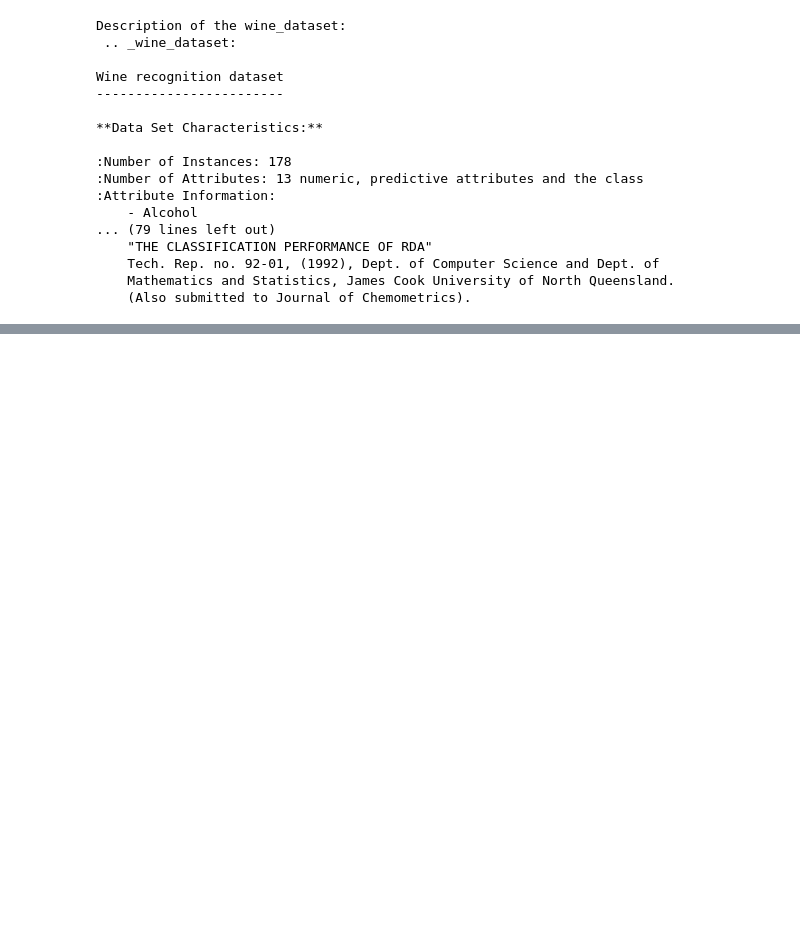
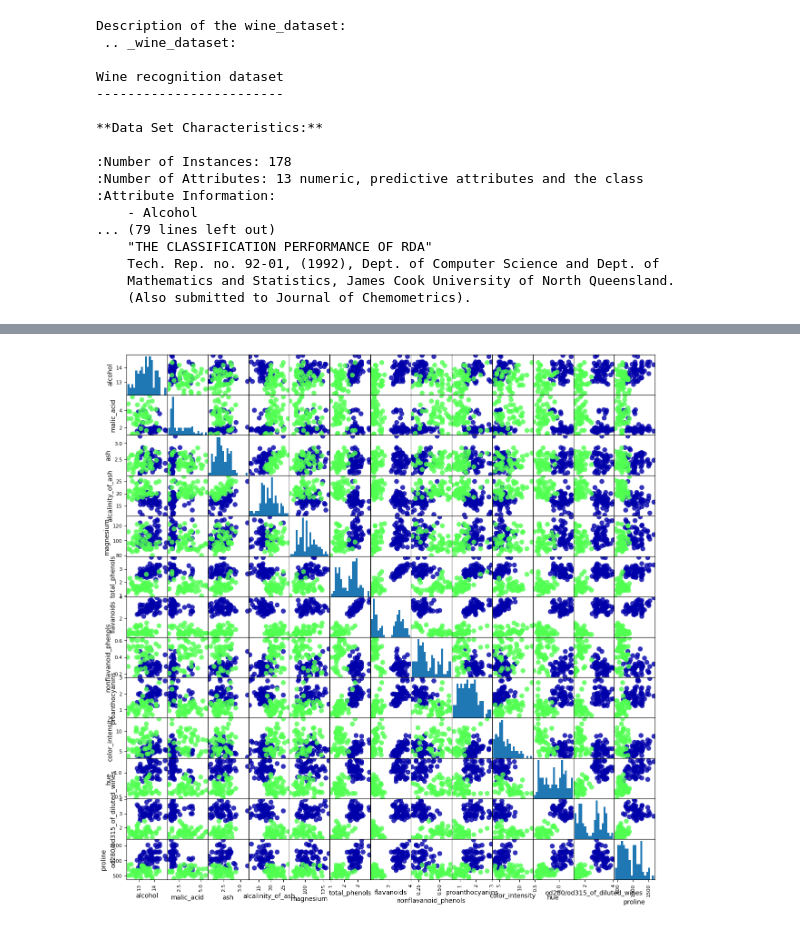
Before and after one commit to Mabouzain/MADS-MachineLearning-course, a Jupyter notebook: my-work/SWineDataset.ipynb, the cells around one changed output, grey strips where cells are left out. Cells and saved outputs as stored; diff of their text form; code cells hidden in the pictures; blank space fills up the shorter version.

```diff
--- a/my-work/SWineDataset.ipynb
+++ b/my-work/SWineDataset.ipynb
@@ -31,0 +80,7 @@ print("".fomrat())
+# %%
+from pandas.plotting import scatter_matrix
+import mglearn
+scatter_matrix(wine_dataframe.iloc[:, :-1], c=wine_dataframe['target'], figsize=(15,15), marker='o',hist_kwds={'bins':20}, s=60, alpha=.8, cmap=mglearn.cm3)
+plt.show()
+# %% [output]
+[figure, added]
```
Also changed, not shown: parts of 10 cells of this notebook, 5 other files.
